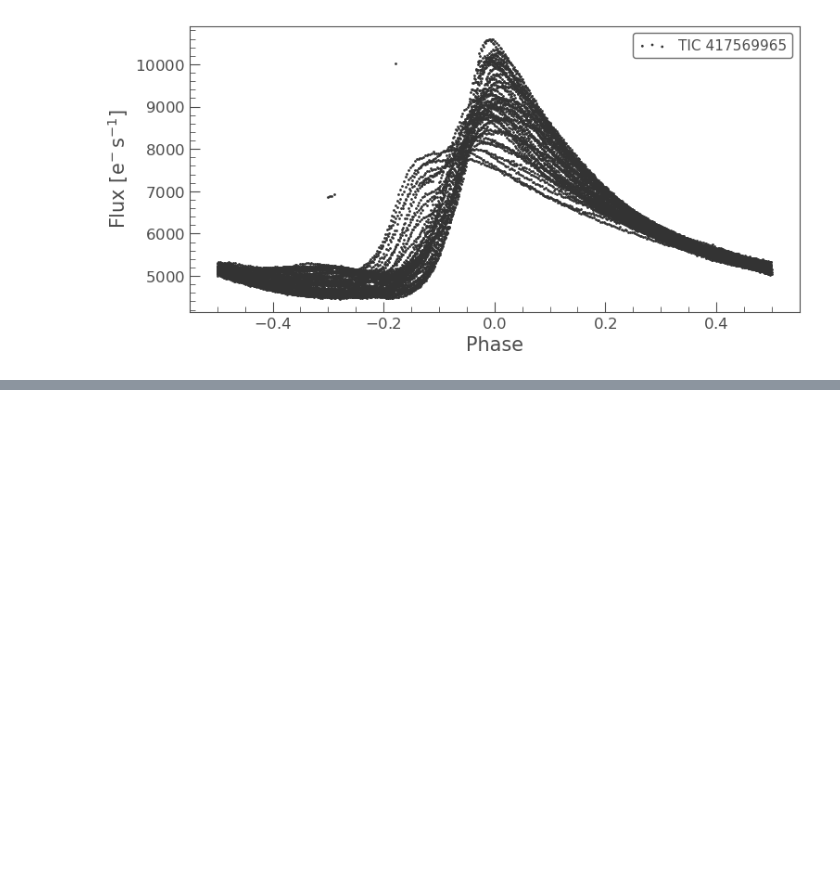
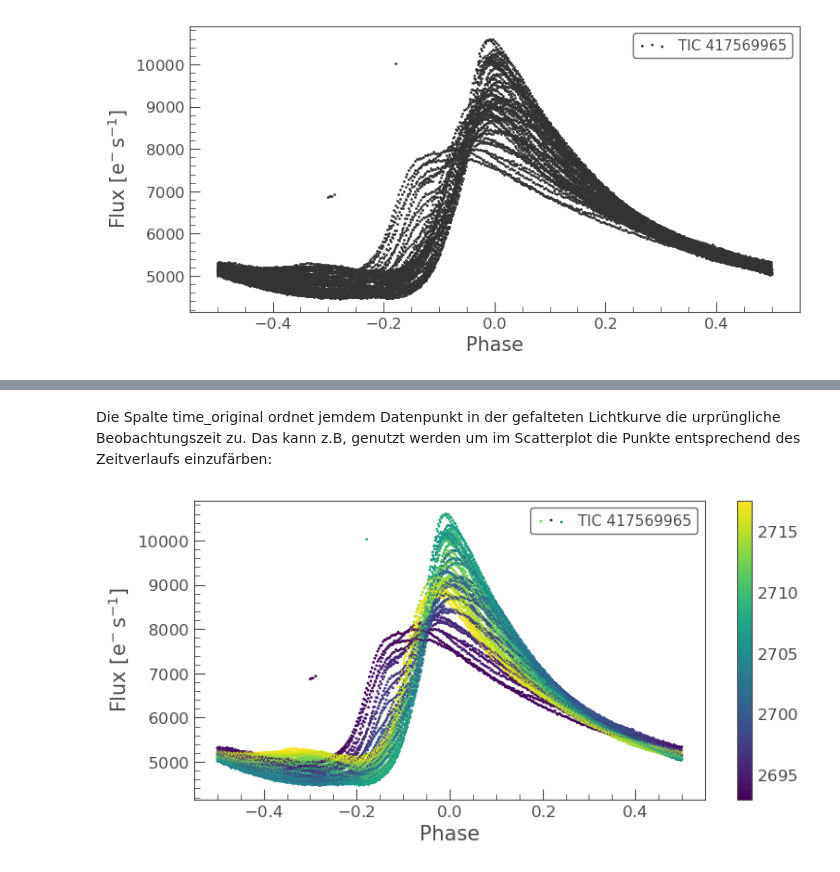
Before and after one commit to pdeeskow/TESS-BAV, a Jupyter notebook: TESS_TPF.ipynb, the cells around one changed output, grey strips where cells are left out. Drawn from its saved outputs; the diff is of its cells as text; code cells hidden in the pictures; blank space fills up the shorter version.

```diff
--- a/TESS_TPF.ipynb
+++ b/TESS_TPF.ipynb
@@ -71,0 +97,6 @@ lcf.scatter();
+# %% [markdown]
+Die Spalte time_original ordnet jemdem Datenpunkt in der gefalteten Lichtkurve die urprüngliche Beobachtungszeit zu. Das kann z.B, genutzt werden um im Scatterplot die Punkte entsprechend des Zeitverlaufs einzufärben:
+# %%
+lcf.scatter(c=lcf.time_original.value);
+# %% [output]
+[figure, added]
```
Also changed, not shown: parts of 2 cells of this notebook, 3 other files.
